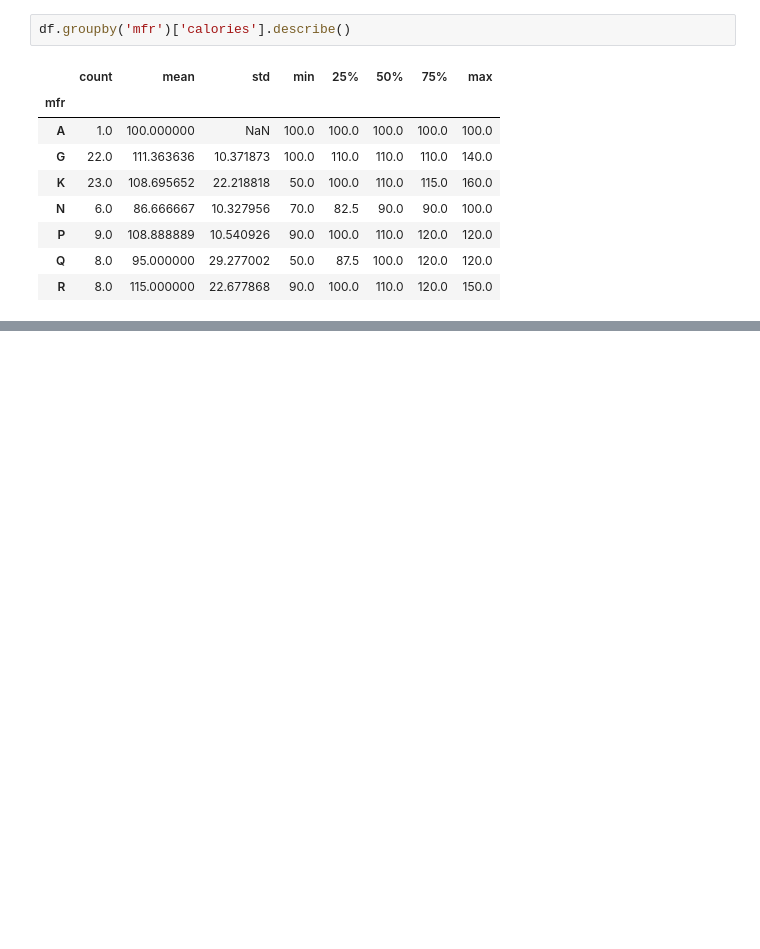
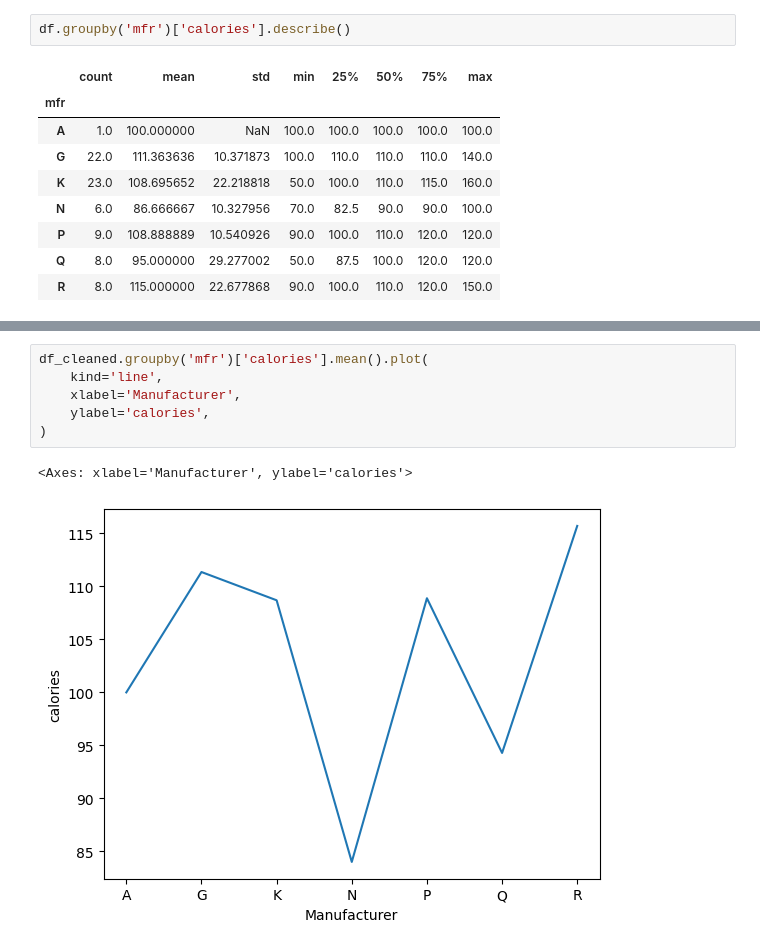
Before and after one commit to ErickVisone/DataScience, a Jupyter notebook: datascience/PandasBasics.ipynb, the cells around one changed output, grey strips where cells are left out. Saved outputs shown, nothing was run; the diff lists cells and outputs as text; blank space fills up the shorter version.

```diff
--- a/datascience/PandasBasics.ipynb
+++ b/datascience/PandasBasics.ipynb
@@ -370,0 +541,9 @@ df.groupby('mfr')['calories'].describe()
+# %%
+df_cleaned.groupby('mfr')['calories'].mean().plot(
+    kind='line',
+    xlabel='Manufacturer',
+    ylabel='calories',
+)
+# %% [output]
+<Axes: xlabel='Manufacturer', ylabel='calories'>
+[figure, added]
```
Also changed, not shown: parts of 15 cells of this notebook, 2 other files.
